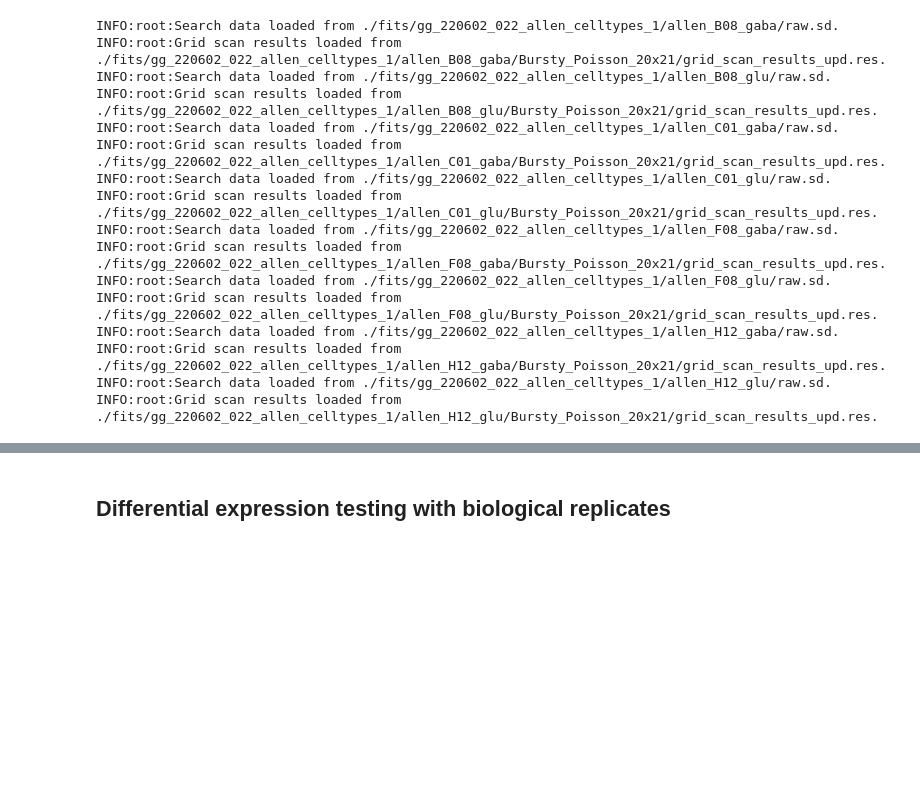
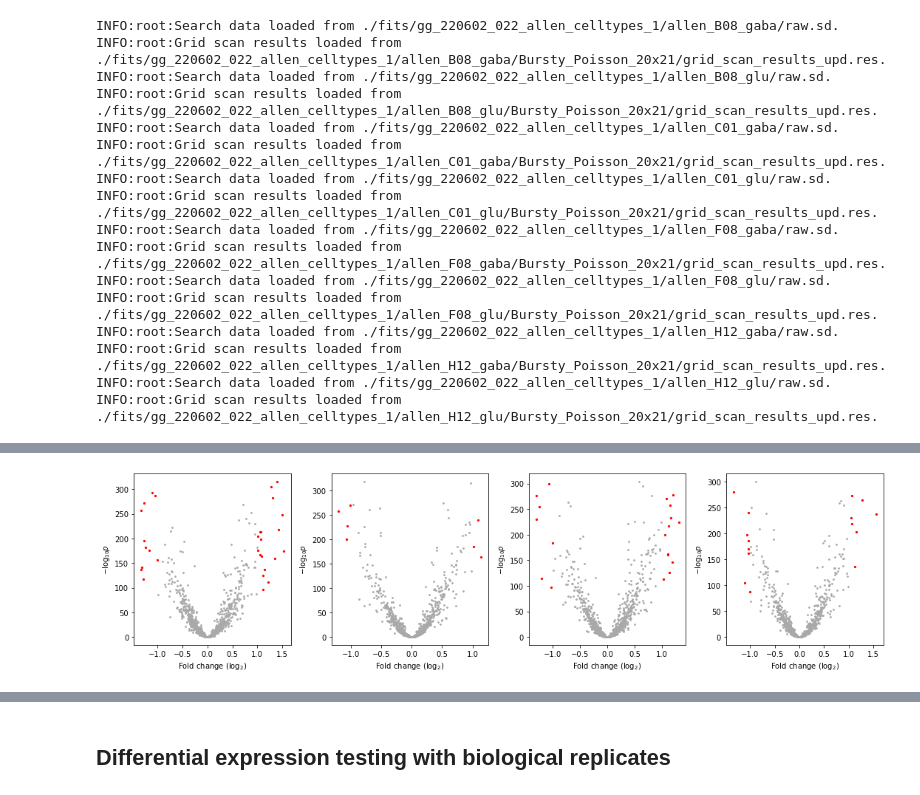
Before and after one commit to gennadygorin/seq-cme-technoise, a Jupyter notebook: gg220603_allen_celltypes_de.ipynb, the cells around one changed output, grey strips where cells are left out. Saved outputs shown, nothing was run; the diff lists cells and outputs as text; code cells hidden in the pictures; blank space fills up the shorter version.

```diff
--- a/gg220603_allen_celltypes_de.ipynb
+++ b/gg220603_allen_celltypes_de.ipynb
@@ -79,0 +110,12 @@ INFO:root:Grid scan results loaded from ./fits/gg_220602_022_allen_celltypes_1/a
+# %%
+fig1,ax1= plt.subplots(1,n_datasets,figsize=(15,4))
+
+de_ttest = np.zeros((n_datasets,n_genes),dtype=bool)
+
+for j in range(n_datasets):
+    gf_ttest,fc_ = compute_diffexp(sd_arr_gaba[j],sd_arr_glu[j],lognormalize=True,viz=True,method='ttest',
+                                   ax1=ax1[j],pval_thr=pval_thr)
+    de_ttest[j,:] = gf_ttest
+fig1.tight_layout()
+# %% [output]
+[figure, added]
```
Also changed, not shown: parts of 67 cells of this notebook.
